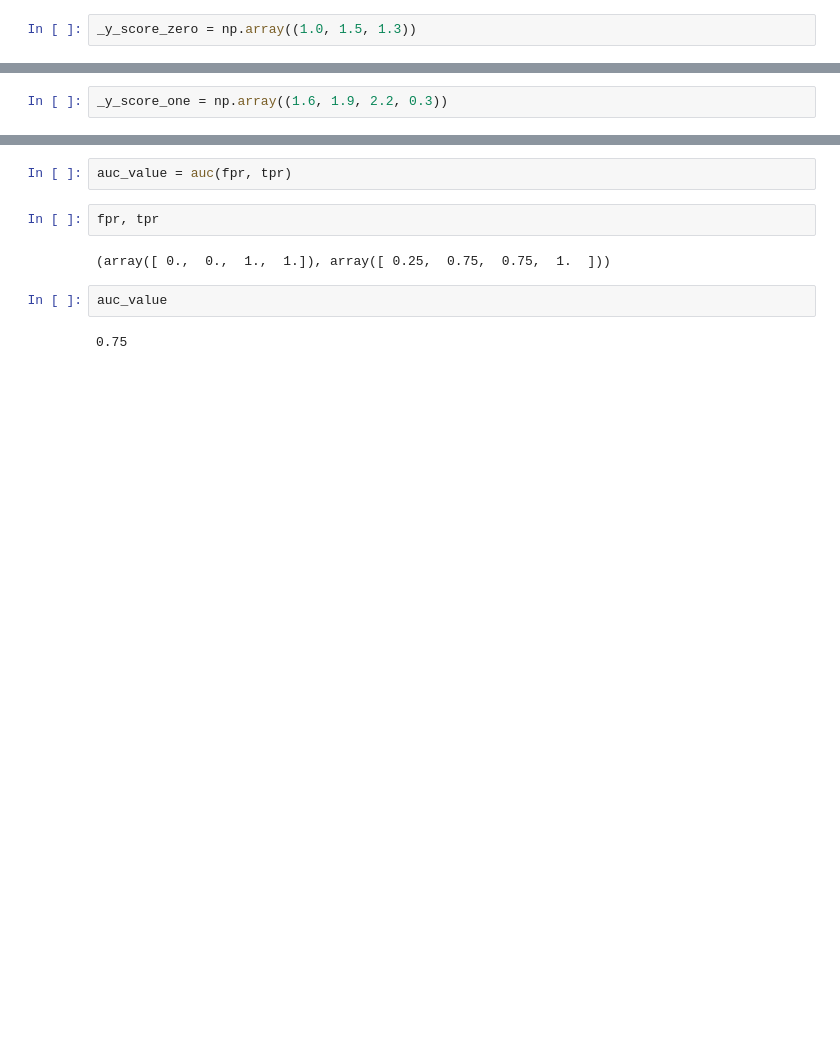
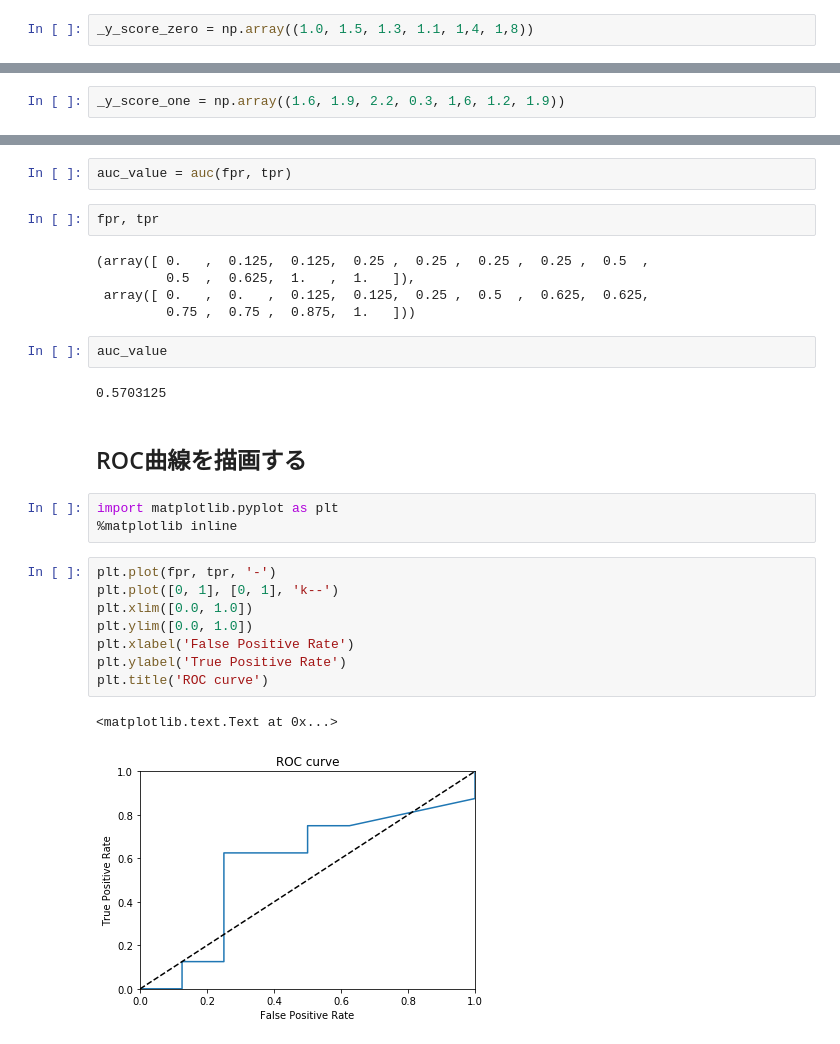
Before and after one commit to mil-hasegawa/hatebu, a Jupyter notebook: ROC_test.ipynb, the cells around one changed output, grey strips where cells are left out. Cells and saved outputs as stored; diff of their text form; blank space fills up the shorter version.

Commit message:
update roc plotting

```diff
--- a/ROC_test.ipynb
+++ b/ROC_test.ipynb
@@ -1,7 +7,7 @@
 # %%
 import numpy as np
 # %%
-_y_score_zero = np.array((1.0, 1.5, 1.3))
+_y_score_zero = np.array((1.0, 1.5, 1.3, 1.1, 1,4, 1,8))
 # %%
 _y_score_zero.shape
 # %% [output]
@@ -9,5 +15,5 @@ _y_score_zero.shape
 # %%
-_y_score_one = np.array((1.6, 1.9, 2.2, 0.3))
+_y_score_one = np.array((1.6, 1.9, 2.2, 0.3, 1,6, 1.2, 1.9))
 # %%
 _y_score_one.shape
 # %% [output]
@@ -45,8 +61,27 @@ auc_value = auc(fpr, tpr)
 # %%
 fpr, tpr
 # %% [output]
-(array([ 0.,  0.,  1.,  1.]), array([ 0.25,  0.75,  0.75,  1.  ]))
+(array([ 0.   ,  0.125,  0.125,  0.25 ,  0.25 ,  0.25 ,  0.25 ,  0.5  ,
+         0.5  ,  0.625,  1.   ,  1.   ]),
+ array([ 0.   ,  0.   ,  0.125,  0.125,  0.25 ,  0.5  ,  0.625,  0.625,
+         0.75 ,  0.75 ,  0.875,  1.   ]))
 # %%
 auc_value
 # %% [output]
-0.75
+0.5703125
+# %% [markdown]
+## ROC曲線を描画する
+# %%
+import matplotlib.pyplot as plt
+%matplotlib inline
+# %%
+plt.plot(fpr, tpr, '-')
+plt.plot([0, 1], [0, 1], 'k--')
+plt.xlim([0.0, 1.0])
+plt.ylim([0.0, 1.0])
+plt.xlabel('False Positive Rate')
+plt.ylabel('True Positive Rate')
+plt.title('ROC curve')
+# %% [output]
+<matplotlib.text.Text at 0x...>
+[figure, added]
```
Also changed, not shown: parts of 17 cells of this notebook, 1 other file.
